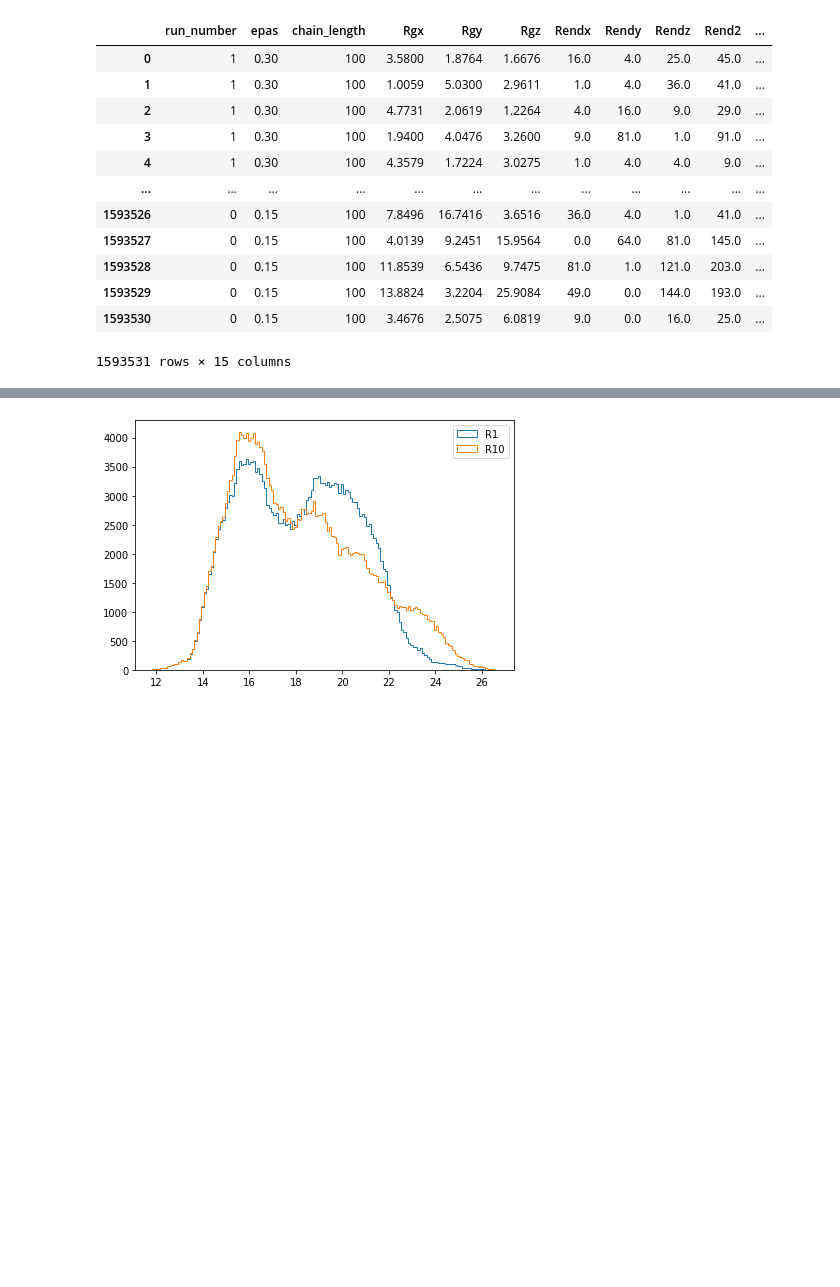
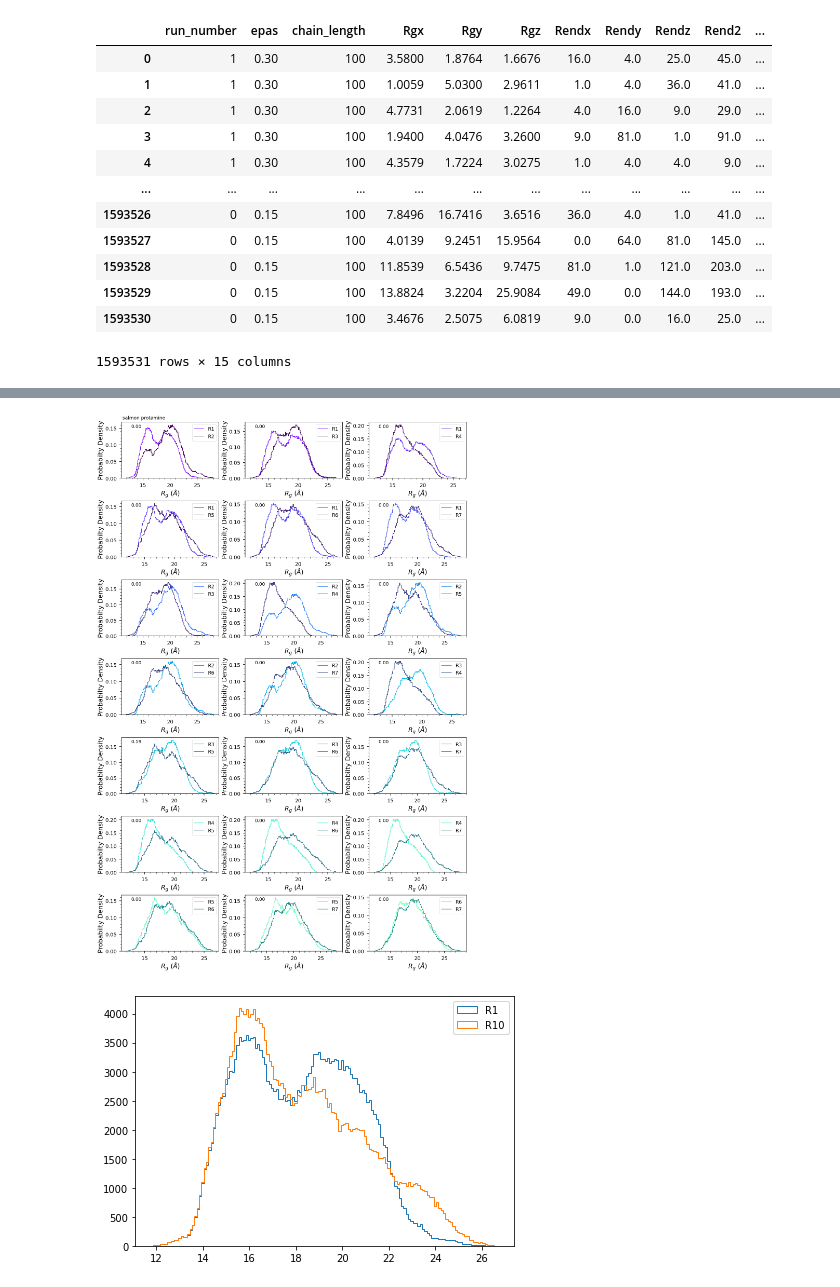
Before and after one commit to hshadman/disordered_protein_polymer_chain_theory, a Jupyter notebook: summary_SAW_RW/reviewer_comments_from_BJ.ipynb, the cells around one changed output, grey strips where cells are left out. Saved outputs shown, nothing was run; the diff lists cells and outputs as text; code cells hidden in the pictures; blank space fills up the shorter version.

```diff
--- a/summary_SAW_RW/reviewer_comments_from_BJ.ipynb
+++ b/summary_SAW_RW/reviewer_comments_from_BJ.ipynb
@@ -1699,3 +1713,0 @@ fig.tight_layout()
-# %%
-for i in combinations(polymer_randrg.columns,2):
-    print(i[0])
@@ -1763,3 +1714,75 @@ NameError: name 'chos_protein' is not defined
+# %%
+#histogram for R1-R10 in SAW chain at epas = 0.
+#This is different than for protein so watch out
+fig,axs = plt.subplots(nrows=7,ncols=3,figsize=(20,30))
+
+#select protein
+sampling_pro = salmon_rg_ree_ratheatmap.copy()
+pro_lab = 'salmon protamine'
+
+protein_randrg=pd.DataFrame()
+protein_randrg_sims=pd.DataFrame()
+
+for i in range(1,8):
+    seed(i)
+    rand_sims=sampling_pro.sim.unique()
+    half_sims = round(rand_sims.shape[0]/2)
+    shuffle(rand_sims)
+    protein_randrg['R'+str(i)]=sampling_pro[sampling_pro["sim"].isin(rand_sims[0:half_sims])].Rg.values
+    protein_randrg_sims['R'+str(i)]=rand_sims[0:half_sims]
+
+color1 = iter(cm.rainbow(np.linspace(0, 1,2*len(list(combinations(protein_randrg.columns,2))))))
+color2 = iter(cm.viridis(np.linspace(0, 1,2*len(list(combinations(protein_randrg.columns,2))))))
+for colcomb,ax in zip(combinations(protein_randrg.columns,2),axs.ravel()):
+
+    pro_handles=[]
+
+    chosen_color = next(color1)
+    ax.hist(protein_randrg[colcomb[0]].values,
+                label=str(colcomb[0]),density=True,color=chosen_color,
+                histtype='step',linestyle=('solid'),
+               bins=np.arange(protein_randrg[colcomb[0]].min(),
+                             protein_randrg[colcomb[0]].max(),0.1),
+               linewidth=2)
+    pro_handles.append(Line2D([0], [0], label=str(colcomb[0]),color=chosen_color,linewidth=2))
+
+
+
+    chosen_color = next(color2)
+    ax.hist(protein_randrg[colcomb[1]].values,
+                label=str(colcomb[1]),density=True,color=chosen_color,
+                histtype='step',linestyle=('solid'),
+               bins=np.arange(protein_randrg[colcomb[1]].min(),
+                             protein_randrg[colcomb[1]].max(),0.1),
+               linewidth=2)
+    pro_handles.append(Line2D([0], [0], label=str(colcomb[1]),color=chosen_color,linewidth=2))
+
+    ax.text(0.1,0.9,format(stats.ttest_ind(protein_randrg[colcomb[0]].values,
+                                        protein_randrg[colcomb[1]].values).pvalue,'0.2f'),
+            transform=ax.transAxes,fontsize=18)
+
+    ax.legend(handles=pro_handles,fontsize=19)
+    ax.set_ylabel('Probabilty Density',fontsize=25)
+    ax.set_xlabel(r'$R_{g}$'+' ('+r'$\AA$'+')',fontsize=25)
+    for i in ['top', 'left', 'right', 'bottom']:
+        ax.spines[i].set_linewidth(1.6)
+
+    ax.minorticks_on()
+    ax.tick_params(axis='both', which='major', labelsize=20, width = 1.7, size = 8,pad=10)
+    ax.tick_params(axis='both', which='minor', width = 1.2, size = 5)
+
+axs.ravel()[0].text(0.01,1.05,pro_lab,transform=axs.ravel()[0].transAxes,fontsize=18)
+
+#remove excess subplots (i.e. subplots that are empty)
+for i in range(len(axs.ravel())-len(list(combinations(protein_randrg.columns,2)))):
+    axs.ravel()[-(i+1)].remove()
+
+
+fig.tight_layout()
+
+del sampling_pro, protein_randrg, protein_randrg_sims, color1, color2
+# %% [output]
+[figure, added]
 # %%
 #equivalence test for every pair in R1-R10
 sampling=salmon_rg_ree_ratheatmap.copy()
```
Also changed, not shown: parts of 4 cells of this notebook.
